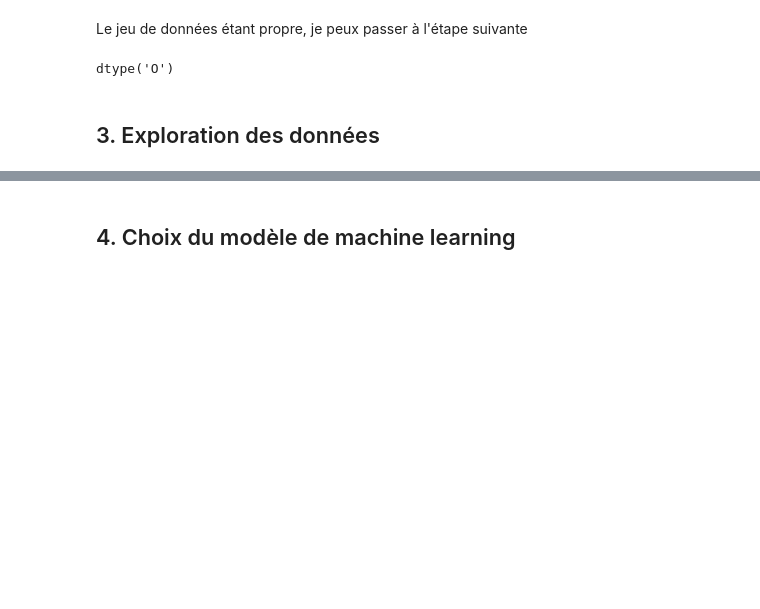
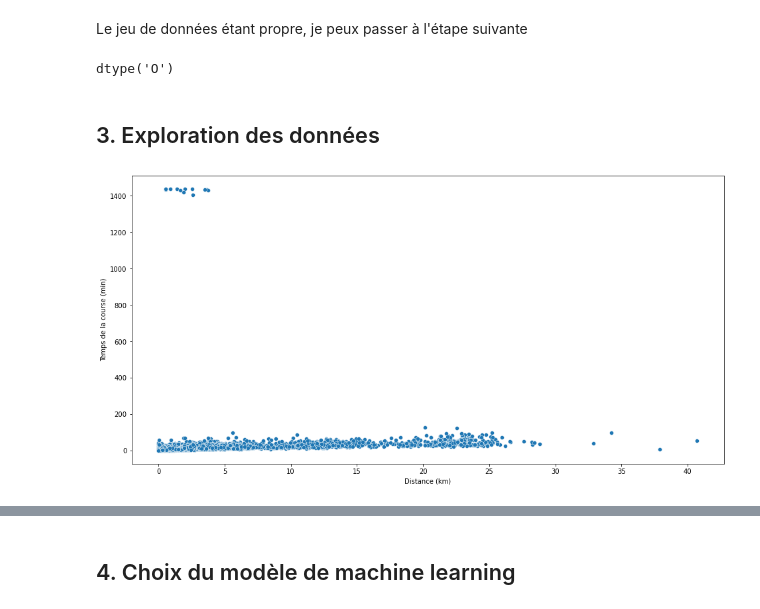
Before and after one commit to ATelders/taxi_traffic, a Jupyter notebook: notebooks/20210330-at-tm-initial-data-exploration.ipynb, the cells around one changed output, grey strips where cells are left out. Drawn from its saved outputs; the diff is of its cells as text; code cells hidden in the pictures; blank space fills up the shorter version.

```diff
--- a/notebooks/20210330-at-tm-initial-data-exploration.ipynb
+++ b/notebooks/20210330-at-tm-initial-data-exploration.ipynb
@@ -101,0 +104,13 @@ dtype('O')
+# %%
+df = pd.read_csv('../data/intermediate_train.csv')
+# %%
+df_sample = df.sample(10000)
+# %%
+sns.scatterplot(x=df_sample['distance'], y=(df_sample['trip_duration'] / 60))
+plt.xlabel('Distance (km)')
+plt.ylabel('Temps de la course (min)')
+fig = plt.gcf()
+
+fig.set_size_inches(16,8)
+# %% [output]
+[figure, added]
```
Also changed, not shown: parts of 17 cells of this notebook.
